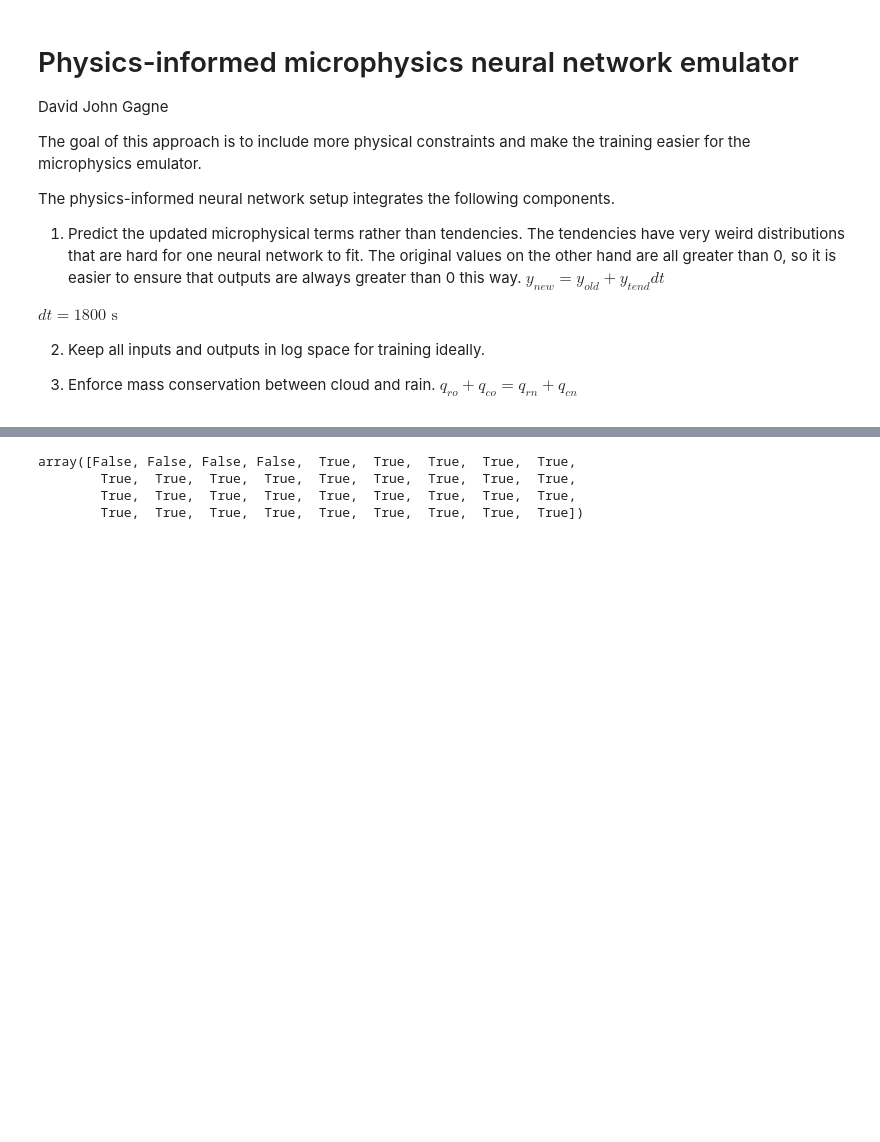
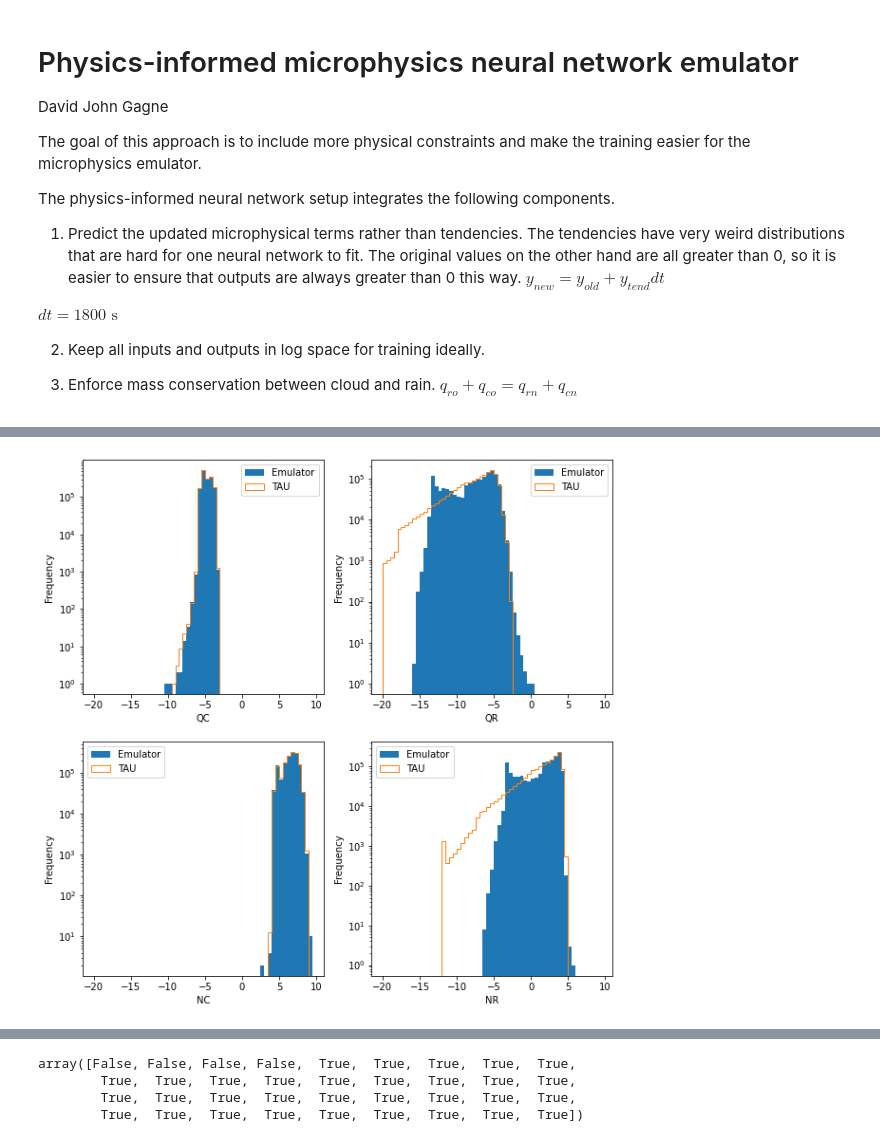
Before and after one commit to NCAR/mlmicrophysics, a Jupyter notebook: notebooks/physics_based_mp_nn.ipynb, the cells around one changed output, grey strips where cells are left out. Cells and saved outputs as stored; diff of their text form; code cells hidden in the pictures; blank space fills up the shorter version.

Commit message:
Updated physics based neural network output

```diff
--- a/notebooks/physics_based_mp_nn.ipynb
+++ b/notebooks/physics_based_mp_nn.ipynb
@@ -70,0 +132,15 @@ mp_data.loc[:, "Q_mass_in"] = mp_data[["QC_TAU_in", "QR_TAU_in"]].sum(axis=1)
+# %%
+train_x = mp_good_data.loc[train_idxs, input_cols]
+train_y = mp_good_data.loc[train_idxs, output_cols]
+val_x = mp_good_data.loc[test_idxs, input_cols]
+val_y = mp_good_data.loc[test_idxs, output_cols]
+in_scaler = StandardScaler()
+out_scaler = StandardScaler()
+train_x_s = in_scaler.fit_transform(train_x)
+train_y_s = out_scaler.fit_transform(np.log10(train_y))
+val_x_s = in_scaler.transform(val_x)
+val_y_s = out_scaler.transform(np.log10(val_y))
+# %%
+dnn = DenseNeuralNetwork(hidden_layers=3, hidden_neurons=512, activation="gelu", l2_weight=0, verbose=1,
+                         batch_size=1024, epochs=100, lr=0.0001)
+losses = dnn.fit(train_x_s, train_y_s, xv=val_x_s, yv=val_y_s)
@@ -70,0 +165,17 @@ mp_data.loc[:, "Q_mass_in"] = mp_data[["QC_TAU_in", "QR_TAU_in"]].sum(axis=1)
+# %%
+dnn_preds = dnn.model.predict(val_x_s, batch_size=36000)
+# %%
+y_pred_val = 10 ** out_scaler.inverse_transform(dnn_preds)
+# %%
+plt.figure(figsize=(10, 10))
+for i in range(4):
+    plt.subplot(2, 2, i+1)
+    plt.hist(np.log10(y_pred_val[:, i]), np.arange(-20, 10, 0.5), label="Emulator")
+    plt.hist(np.log10(val_y.values[:, i]), np.arange(-20, 10, 0.5), histtype="step", label="TAU")
+    plt.gca().set_yscale("log")
+    plt.xlabel(input_cols[i].split("_")[0])
+    plt.ylabel("Frequency")
+    plt.legend()
+plt.savefig("mp_nn_hist.png", dpi=300, bbox_inches="tight", facecolor="w")
+# %% [output]
+[figure, added]
```
Also changed, not shown: parts of 56 cells of this notebook, 2 other files.
